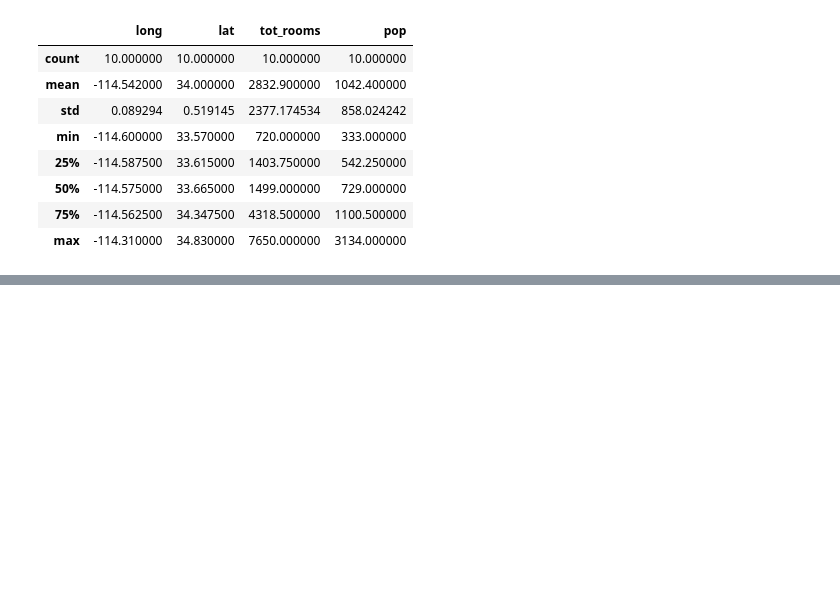
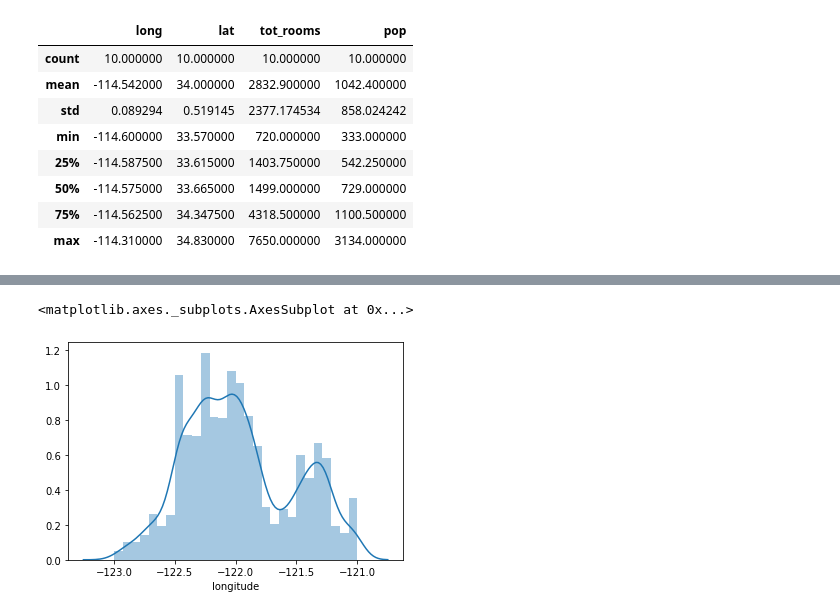
Before and after one commit to frontier1020/colabstart, a Jupyter notebook: ch07_pandas.ipynb, the cells around one changed output, grey strips where cells are left out. Saved outputs shown, nothing was run; the diff lists cells and outputs as text; code cells hidden in the pictures; blank space fills up the shorter version.

```diff
--- a/ch07_pandas.ipynb
+++ b/ch07_pandas.ipynb
@@ -362,0 +402,6 @@ None
+# %%
+data_tr_long = data_tr[ (data_tr.longitude >= -123) & (data_tr.longitude <= -121) ]
+sns.distplot(data_tr_long['longitude'])
+# %% [output]
+<matplotlib.axes._subplots.AxesSubplot at 0x...>
+[figure, added]
```
Also changed, not shown: parts of 43 cells of this notebook.
